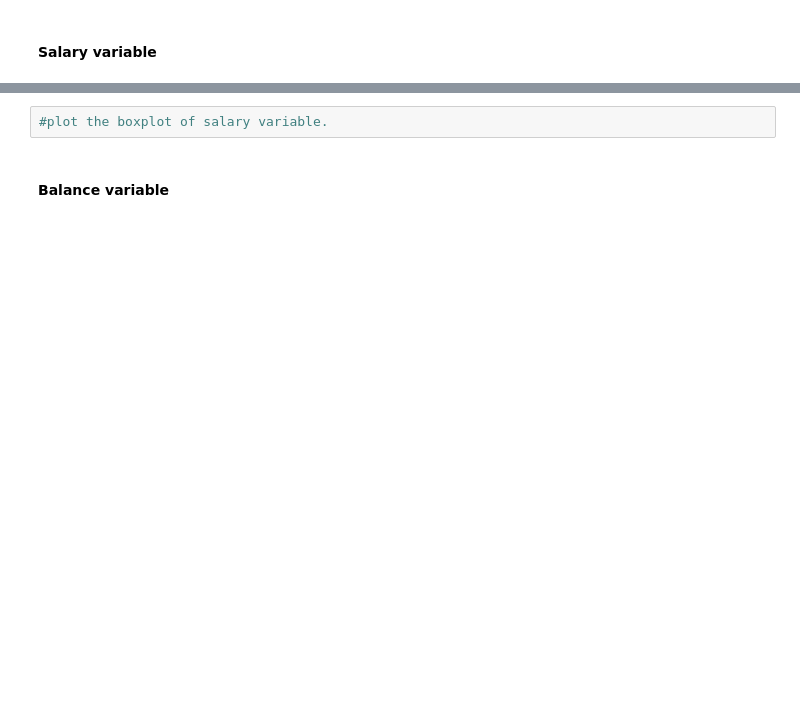
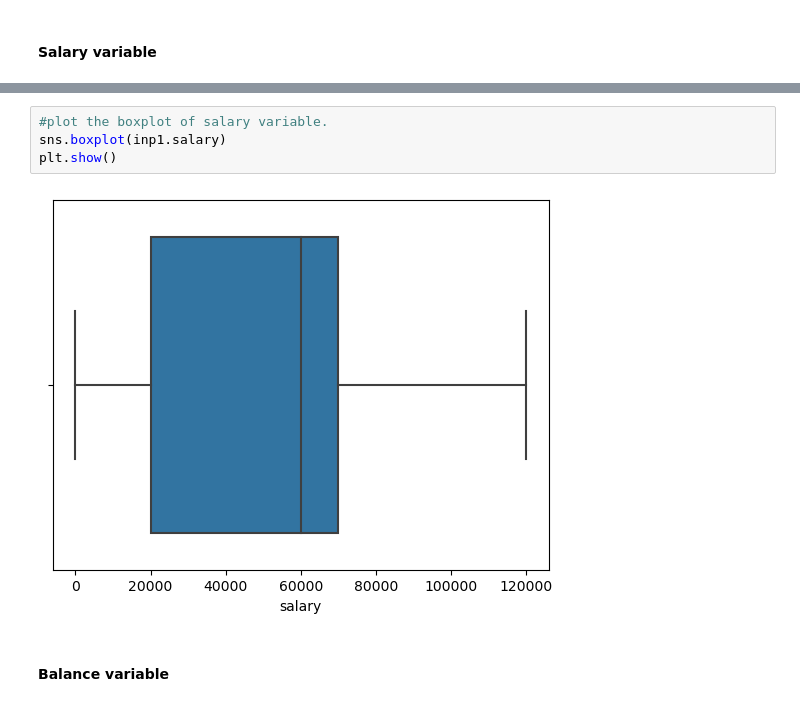
Before and after one commit to Ashik-Mohammed-S/EDA, a Jupyter notebook: Bank+Marketing+Campaign_EDA-blank+notebook.ipynb, the cells around one changed output, grey strips where cells are left out. Drawn from its saved outputs; the diff is of its cells as text; blank space fills up the shorter version.

```diff
--- a/Bank+Marketing+Campaign_EDA-blank+notebook.ipynb
+++ b/Bank+Marketing+Campaign_EDA-blank+notebook.ipynb
@@ -365,5 +395,9 @@ Major approaches to the treat outliers:
 # %%
 #plot the boxplot of salary variable.
+sns.boxplot(inp1.salary)
+plt.show()
+# %% [output]
+[figure, added]
 # %% [markdown]
 #### Balance variable
 # %%
```
Also changed, not shown: parts of 9 cells of this notebook.
